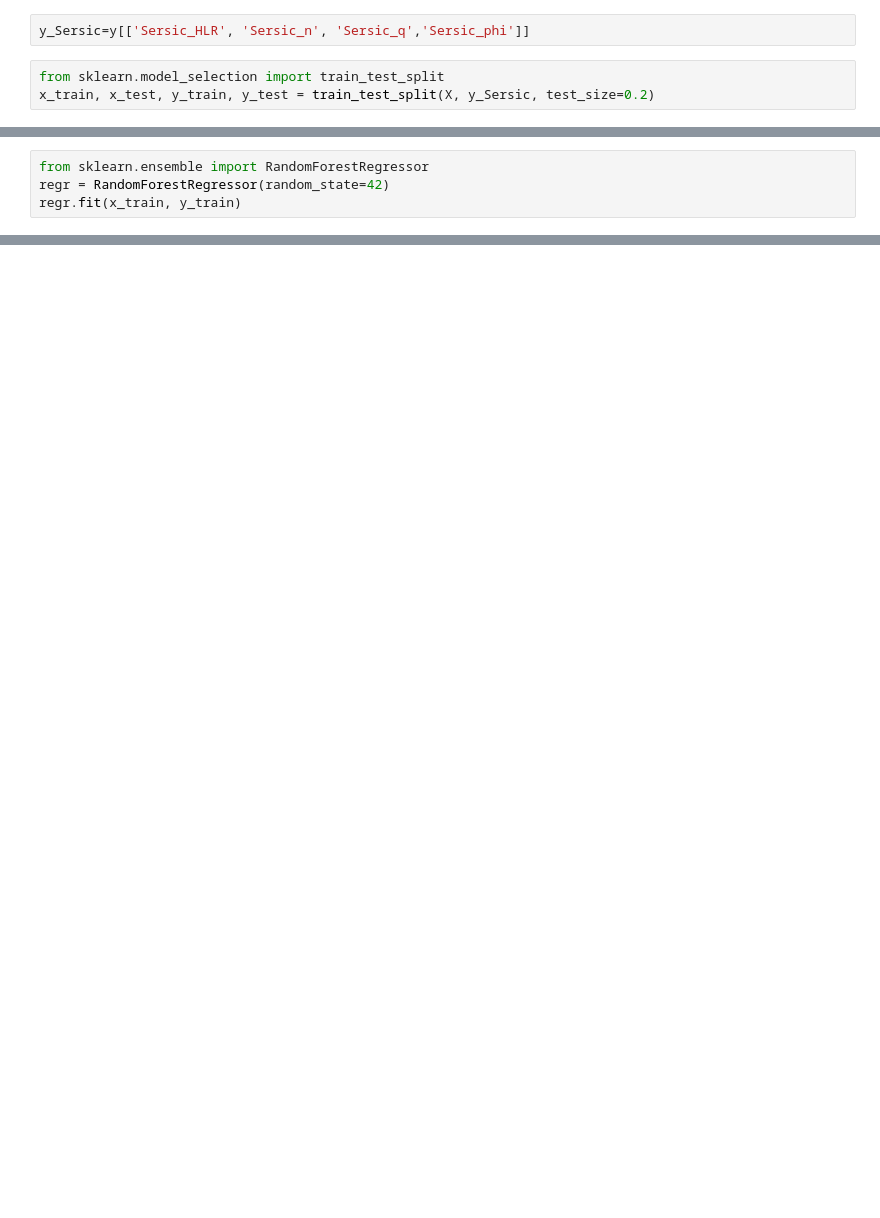
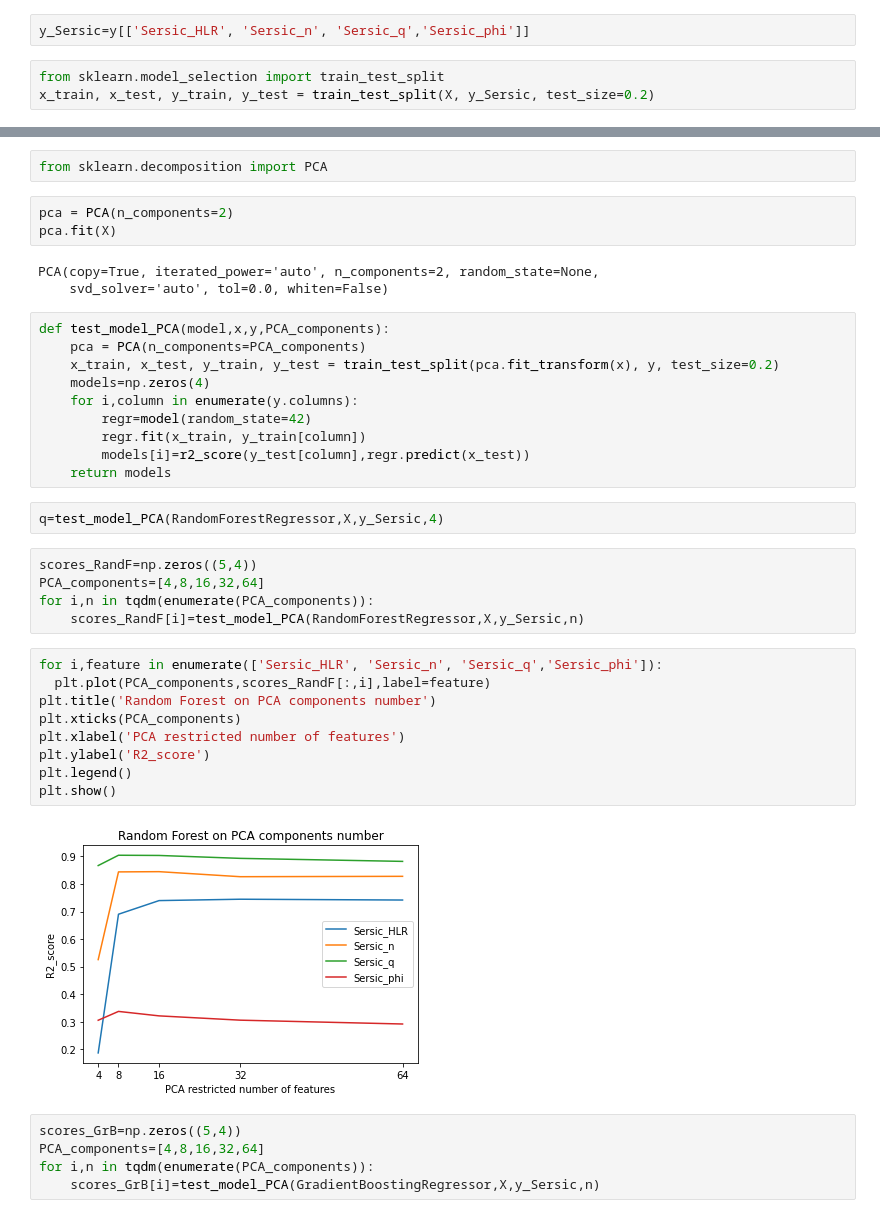
Before and after one commit to egorssed/Astrophysics, a Jupyter notebook: Latent_space_prediction.ipynb, the cells around one changed output, grey strips where cells are left out. Saved outputs shown, nothing was run; the diff lists cells and outputs as text; blank space fills up the shorter version.

```diff
--- a/Latent_space_prediction.ipynb
+++ b/Latent_space_prediction.ipynb
@@ -37,5 +61 @@ def test_model(model,x,y):
     return models
-# %%
-from sklearn.ensemble import RandomForestRegressor
-regr = RandomForestRegressor(random_state=42)
-regr.fit(x_train, y_train)
@@ -72,0 +82,41 @@ r2_score(y_test,grB.predict(x_test))
+# %%
+from sklearn.decomposition import PCA
+# %%
+pca = PCA(n_components=2)
+pca.fit(X)
+# %% [output]
+PCA(copy=True, iterated_power='auto', n_components=2, random_state=None,
+    svd_solver='auto', tol=0.0, whiten=False)
+# %%
+def test_model_PCA(model,x,y,PCA_components):
+    pca = PCA(n_components=PCA_components)
+    x_train, x_test, y_train, y_test = train_test_split(pca.fit_transform(x), y, test_size=0.2)
+    models=np.zeros(4)
+    for i,column in enumerate(y.columns):
+        regr=model(random_state=42)
+        regr.fit(x_train, y_train[column])
+        models[i]=r2_score(y_test[column],regr.predict(x_test))
+    return models
+# %%
+q=test_model_PCA(RandomForestRegressor,X,y_Sersic,4)
+# %%
+scores_RandF=np.zeros((5,4))
+PCA_components=[4,8,16,32,64]
+for i,n in tqdm(enumerate(PCA_components)):
+    scores_RandF[i]=test_model_PCA(RandomForestRegressor,X,y_Sersic,n)
+# %%
+for i,feature in enumerate(['Sersic_HLR', 'Sersic_n', 'Sersic_q','Sersic_phi']):
+  plt.plot(PCA_components,scores_RandF[:,i],label=feature)
+plt.title('Random Forest on PCA components number')
+plt.xticks(PCA_components)
+plt.xlabel('PCA restricted number of features')
+plt.ylabel('R2_score')
+plt.legend()
+plt.show()
+# %% [output]
+[figure, added]
+# %%
+scores_GrB=np.zeros((5,4))
+PCA_components=[4,8,16,32,64]
+for i,n in tqdm(enumerate(PCA_components)):
+    scores_GrB[i]=test_model_PCA(GradientBoostingRegressor,X,y_Sersic,n)
```
Also changed, not shown: parts of 19 cells of this notebook.
